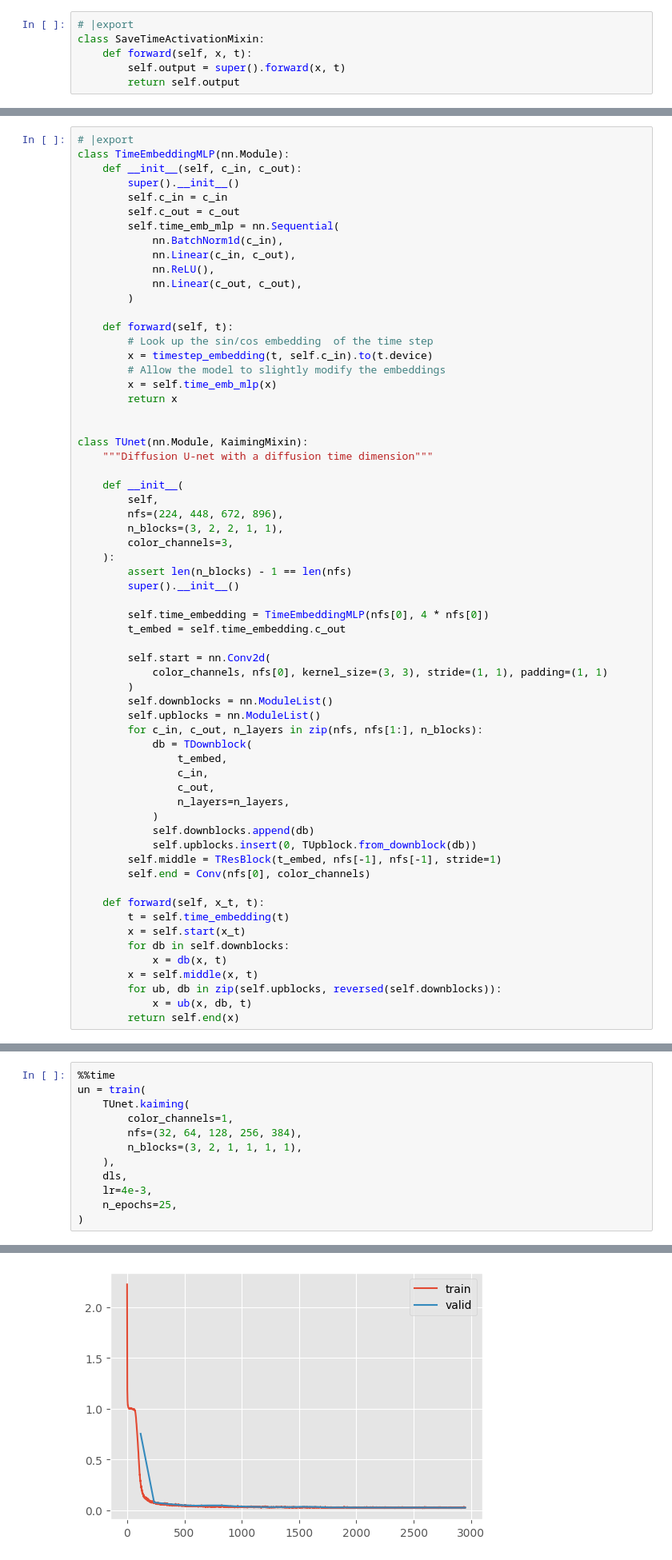
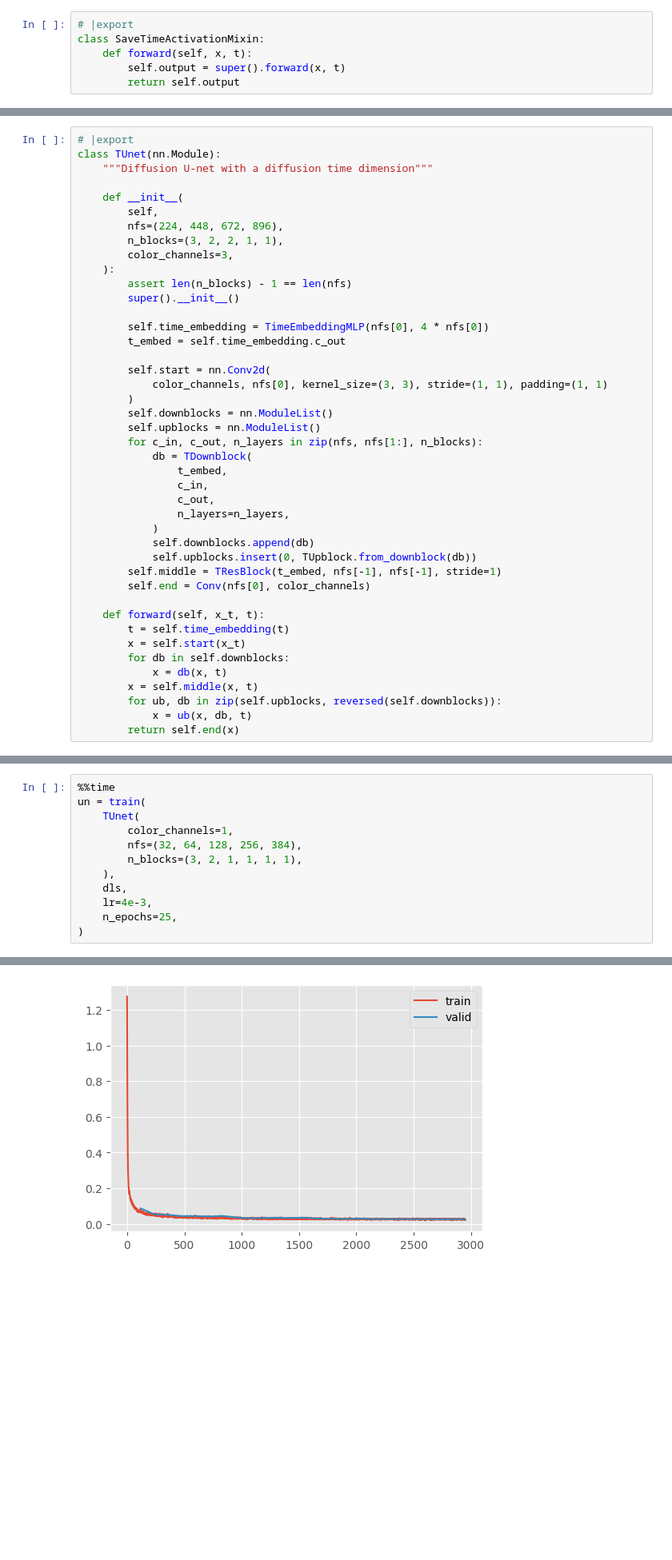
Before and after one commit to jeremyadamsfisher/SlowAI, a Jupyter notebook: nbs/27_diffusion_unet.ipynb, the cells around one changed output, grey strips where cells are left out. Shown: that part at 80% size. Cells and saved outputs as stored; diff of their text form; blank space fills up the shorter version.

Commit message:
retrain lesson 24 models without Kaiming

```diff
--- a/nbs/27_diffusion_unet.ipynb
+++ b/nbs/27_diffusion_unet.ipynb
@@ -258,26 +261,6 @@ class TUpblock(nn.Module):
 # %%
 # |export
-class TimeEmbeddingMLP(nn.Module):
-    def __init__(self, c_in, c_out):
-        super().__init__()
-        self.c_in = c_in
-        self.c_out = c_out
-        self.time_emb_mlp = nn.Sequential(
-            nn.BatchNorm1d(c_in),
-            nn.Linear(c_in, c_out),
-            nn.ReLU(),
-            nn.Linear(c_out, c_out),
-        )
-
-    def forward(self, t):
-        # Look up the sin/cos embedding  of the time step
-        x = timestep_embedding(t, self.c_in).to(t.device)
-        # Allow the model to slightly modify the embeddings
-        x = self.time_emb_mlp(x)
-        return x
-
-
-class TUnet(nn.Module, KaimingMixin):
+class TUnet(nn.Module):
     """Diffusion U-net with a diffusion time dimension"""
 
     def __init__(
@@ -359,7 +342,7 @@ def train(model, dls, lr=4e-3, n_epochs=25, extra_cbs=[], loss_fn=F.mse_loss):
 # %%
 %%time
 un = train(
-    TUnet.kaiming(
+    TUnet(
         color_channels=1,
         nfs=(32, 64, 128, 256, 384),
         n_blocks=(3, 2, 1, 1, 1, 1),
@@ -389 +372 @@ un = train(
-[figure, old version]
+[figure, new version]
```
Also changed, not shown: parts of 7 cells of this notebook, 13 other files.
